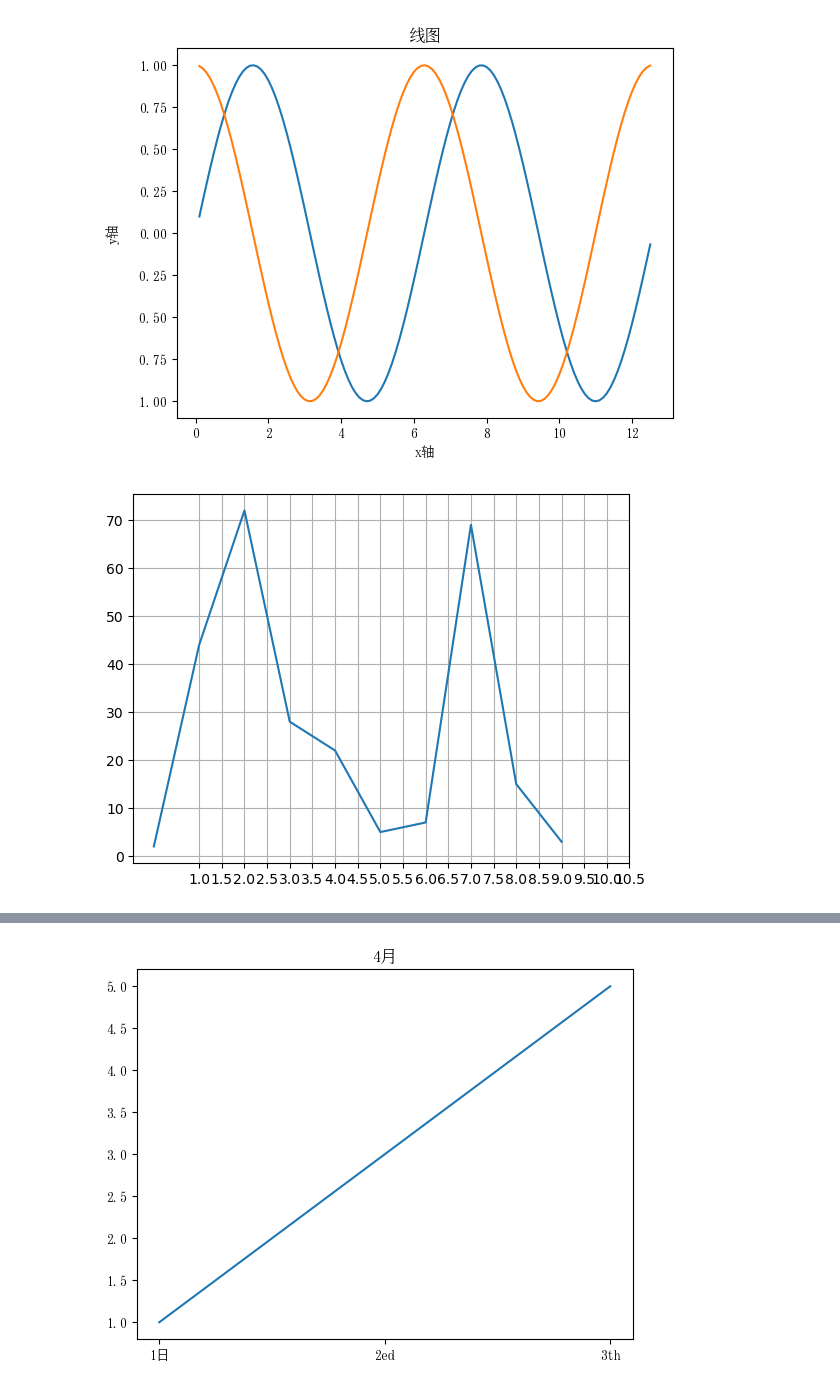
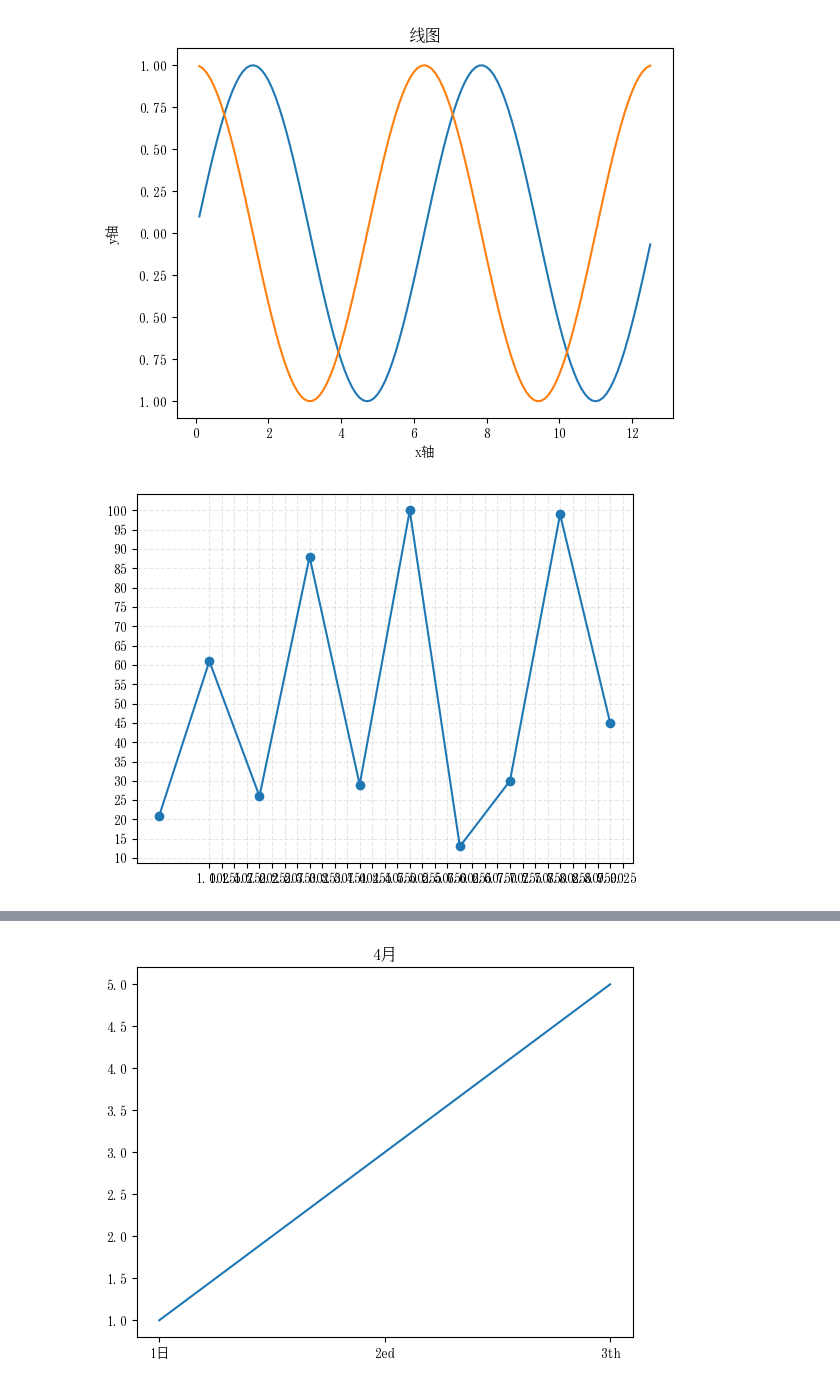
Before and after one commit to libreui/python-teach-note, a Jupyter notebook: 三方库/matplotlib/0_pyplot.ipynb, the cells around one changed output, grey strips where cells are left out. Saved outputs shown, nothing was run; the diff lists cells and outputs as text; code cells hidden in the pictures.

```diff
--- a/三方库/matplotlib/0_pyplot.ipynb
+++ b/三方库/matplotlib/0_pyplot.ipynb
@@ -37,19 +92,24 @@ plt.show()
 # %%
 # 二维列表 [(x1, y1), (x2, y2), ......] N(100)
 # 将点绘制在plot
 import matplotlib.pyplot as plt
 from random import randint
 import numpy as np
 count = 10
-ticks = np.arange(1.0, 11.0, 0.5)
+ticks = np.arange(1.0, 11.0, 0.25)
+y_ticks = np.arange(0, 101, 5)
 points = [(randint(1, 100), randint(1, 100)) for _ in range(count)]
 # x_values = [x for x, y in points]
 y_values = [y for x, y in points]
-plt.plot(y_values)
-plt.xticks(ticks)
 
-plt.grid()
+fig, ax = plt.subplots()
+ax.set_xticks(ticks)
+ax.set_yticks(y_ticks)
+
+ax.plot( y_values, '-o')
+ax.grid(linestyle='--', alpha=0.3)
+
 plt.show()
 # %% [output]
-[figure, old version]
+[figure, new version]
 # %%
```
Also changed, not shown: parts of 5 cells of this notebook, 11 other files.
